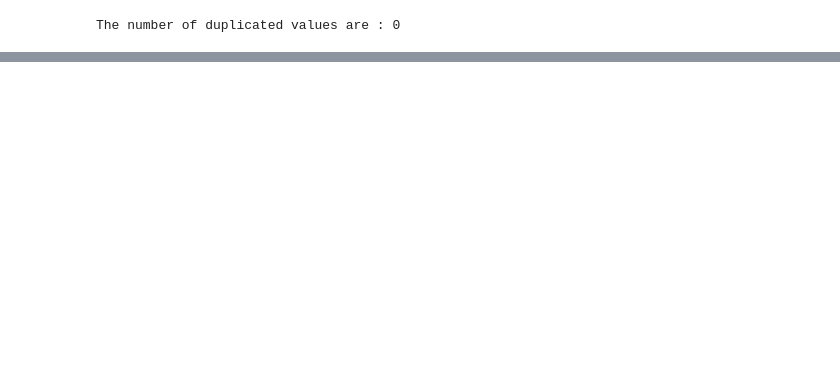
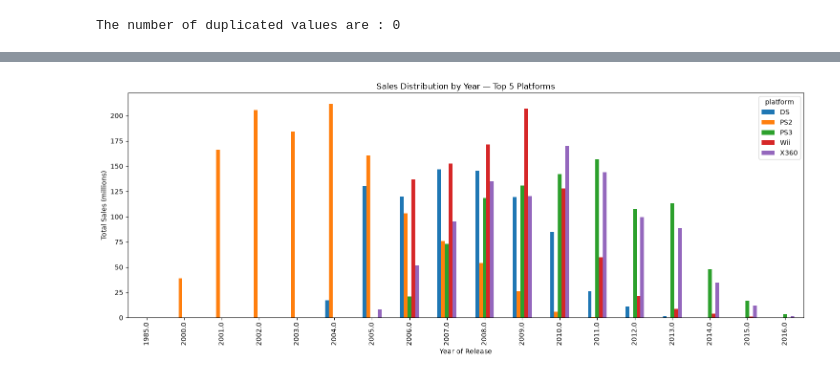
Before and after one commit to rbashiri/videogame_project, a Jupyter notebook: data_analysis.ipynb, the cells around one changed output, grey strips where cells are left out. Drawn from its saved outputs; the diff is of its cells as text; code cells hidden in the pictures; blank space fills up the shorter version.

```diff
--- a/data_analysis.ipynb
+++ b/data_analysis.ipynb
@@ -103,7 +98,0 @@ The number of duplicated values are : 0
-# %%
-videogame['total_sale'] = (videogame['na_sales']
-                         + videogame['eu_sales']
-                         + videogame['jp_sales']
-                         + videogame['other_sales'])
-
-print(videogame.head())
@@ -118,0 +157,57 @@ print(videogame.head())
+# %%
+# platform and total sale
+videogame['year_of_release'] = pd.to_numeric(videogame['year_of_release'], errors='coerce')
+videogame['total_sale'] = (
+    videogame['na_sales'] +
+    videogame['eu_sales'] +
+    videogame['jp_sales'] +
+    videogame['other_sales']
+)
+
+platform_sales = (videogame.groupby('platform')['total_sale'].sum()
+                            .reset_index()
+                            .sort_values('total_sale', ascending=False)
+                            .rename(columns={'total_sale': 'sale_per_platforms'})
+                            .head(10))
+
+print("Top platforms by lifetime sales:")
+print(platform_sales)
+print('===' * 30)
+
+# PART 2 — Sales per year for TOP platforms
+# tolist() converts pandas Series to a plain Python list
+top_platforms = platform_sales['platform'].head(5).tolist()
+
+# Filter original data to only those platforms
+top_platform_data = videogame[videogame['platform'].isin(top_platforms)]
+
+# Group by platform AND year
+platform_year_sales = (
+    top_platform_data
+    .groupby(['platform', 'year_of_release'])['total_sale']
+    .sum()
+    .reset_index()
+)
+
+print(platform_year_sales.head())
+
+# Pivot so each platform becomes its own column
+platform_pivot = platform_year_sales.pivot(
+    index='year_of_release',
+    columns='platform',
+    values='total_sale'
+)
+
+# Bar chart
+platform_pivot.plot(
+    kind='bar',
+    title='Sales Distribution by Year — Top 5 Platforms',
+    xlabel='Year of Release',
+    ylabel='Total Sales (millions)',
+    rot=90,
+    figsize=(15, 6)
+)
+
+plt.tight_layout()
+plt.show()
+# %% [output]
@@ -118,0 +233 @@ print(videogame.head())
+[figure, added]
```
Also changed, not shown: parts of 9 cells of this notebook.
